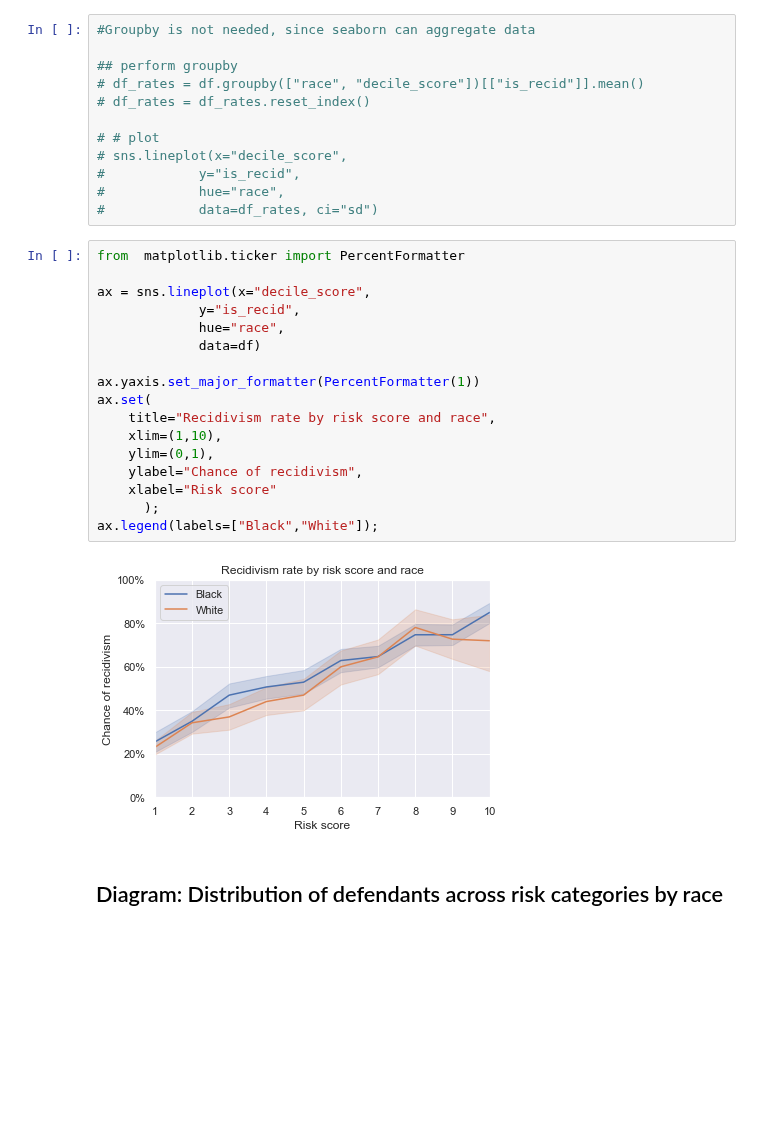
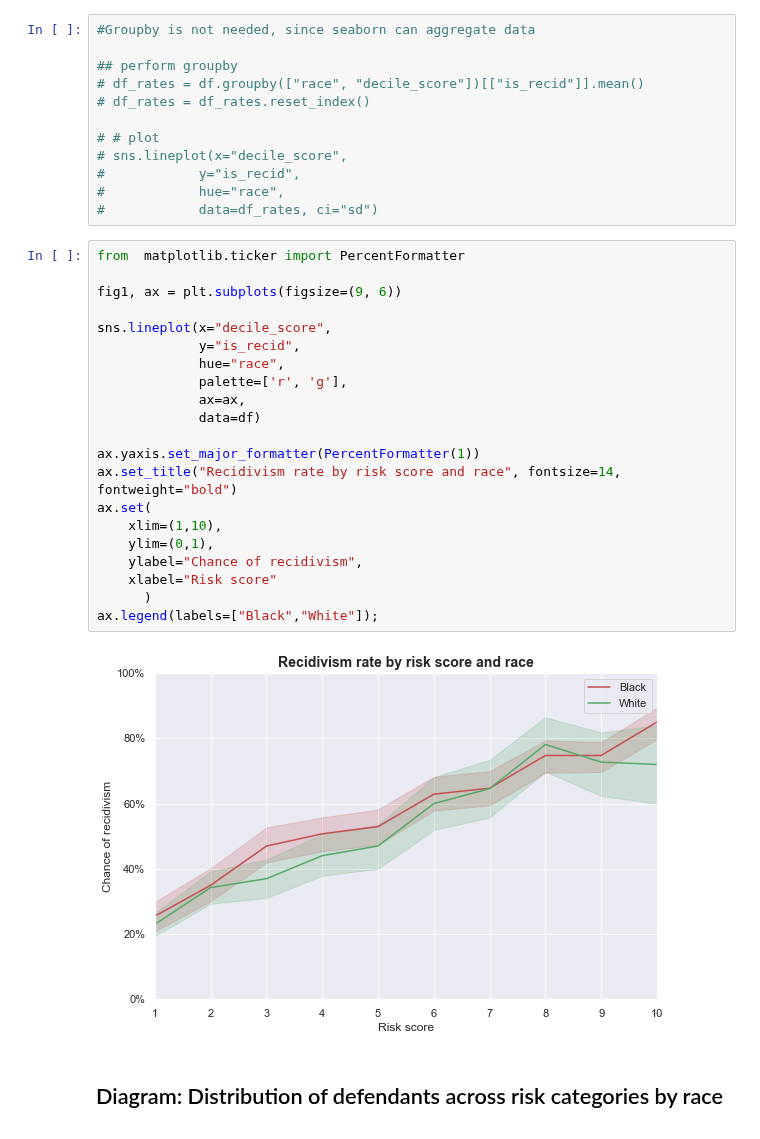
Before and after one commit to Heity94/Compas-recidivism-analysis, a Jupyter notebook: notebooks/Philipp/Recreation_WP_diagrams_Philipp.ipynb, the cells around one changed output. Cells and saved outputs as stored; diff of their text form; blank space fills up the shorter version.

```diff
--- a/notebooks/Philipp/Recreation_WP_diagrams_Philipp.ipynb
+++ b/notebooks/Philipp/Recreation_WP_diagrams_Philipp.ipynb
@@ -47,22 +47,26 @@ df.shape
 # %%
 from  matplotlib.ticker import PercentFormatter
 
-ax = sns.lineplot(x="decile_score",
+fig1, ax = plt.subplots(figsize=(9, 6))
+
+sns.lineplot(x="decile_score",
              y="is_recid",
              hue="race",
+             palette=['r', 'g'],
+             ax=ax,
              data=df)
 
 ax.yaxis.set_major_formatter(PercentFormatter(1))
+ax.set_title("Recidivism rate by risk score and race", fontsize=14, fontweight="bold")
 ax.set(
-    title="Recidivism rate by risk score and race",
     xlim=(1,10),
     ylim=(0,1),
     ylabel="Chance of recidivism",
     xlabel="Risk score"
-      );
+      )
 ax.legend(labels=["Black","White"]);
 # %% [output]
-[figure, old version]
+[figure, new version]
 # %% [markdown]
 ## Diagram: Distribution of defendants across risk categories by race
 ![image.png](attachment:image.png)
```
Also changed, not shown: parts of 3 cells of this notebook.
